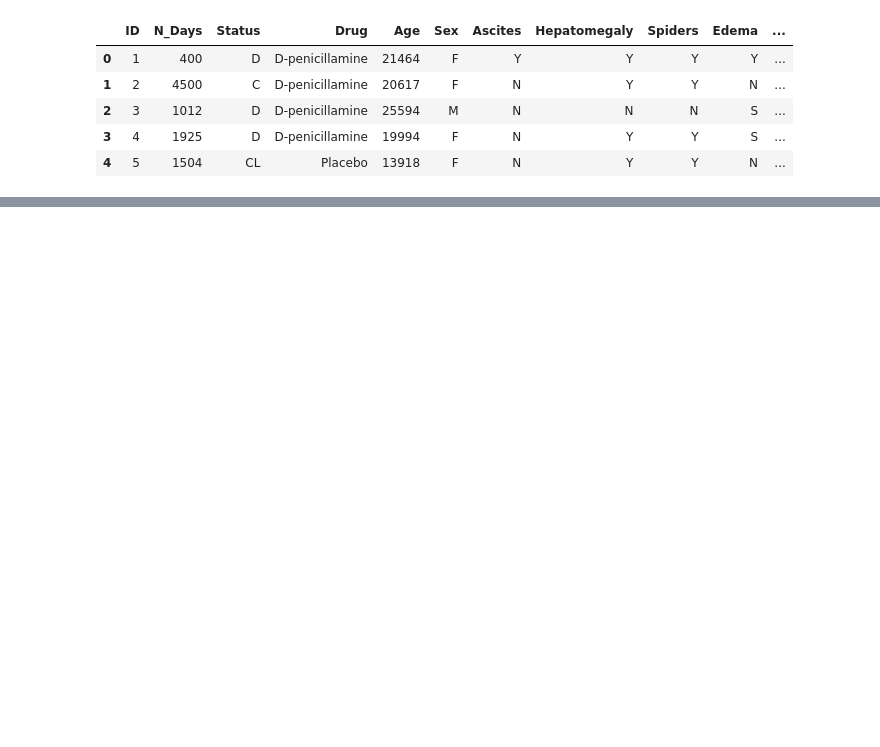
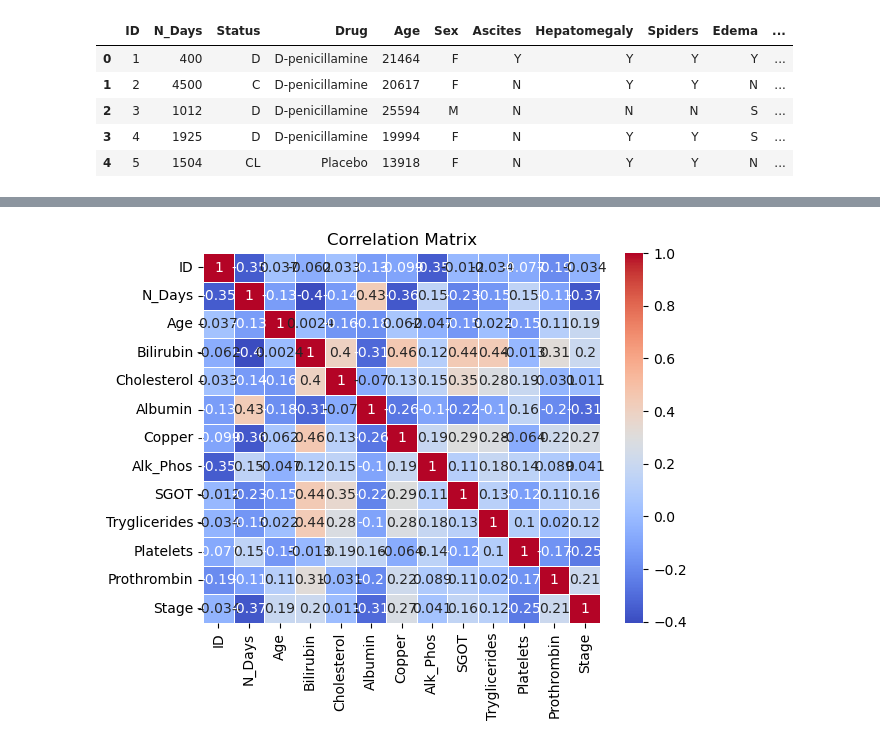
Before and after one commit to haziqjeelani/liver_cirrhosis, a Jupyter notebook: Liver_Cirrhosis.ipynb, the cells around one changed output, grey strips where cells are left out. Saved outputs shown, nothing was run; the diff lists cells and outputs as text; code cells hidden in the pictures; blank space fills up the shorter version.

```diff
--- a/Liver_Cirrhosis.ipynb
+++ b/Liver_Cirrhosis.ipynb
@@ -15,0 +108,8 @@ cirrhosis_data_original.head()
+# %%
+#Correlation Matrix
+correlation_matrix = cirrhosis_data_original.corr()
+sns.heatmap(correlation_matrix, cmap='coolwarm', annot=True, linewidths=0.5)
+plt.title('Correlation Matrix')
+plt.show()
+# %% [output]
+[figure, added]
```
Also changed, not shown: parts of 15 cells of this notebook.
